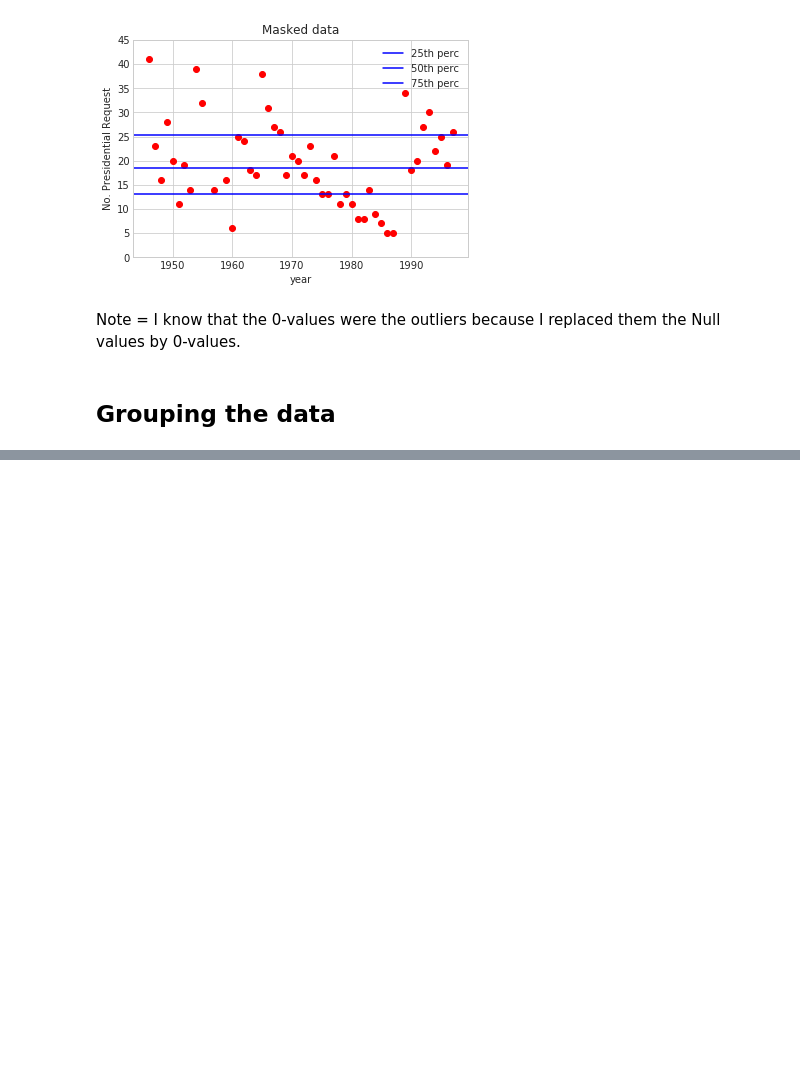
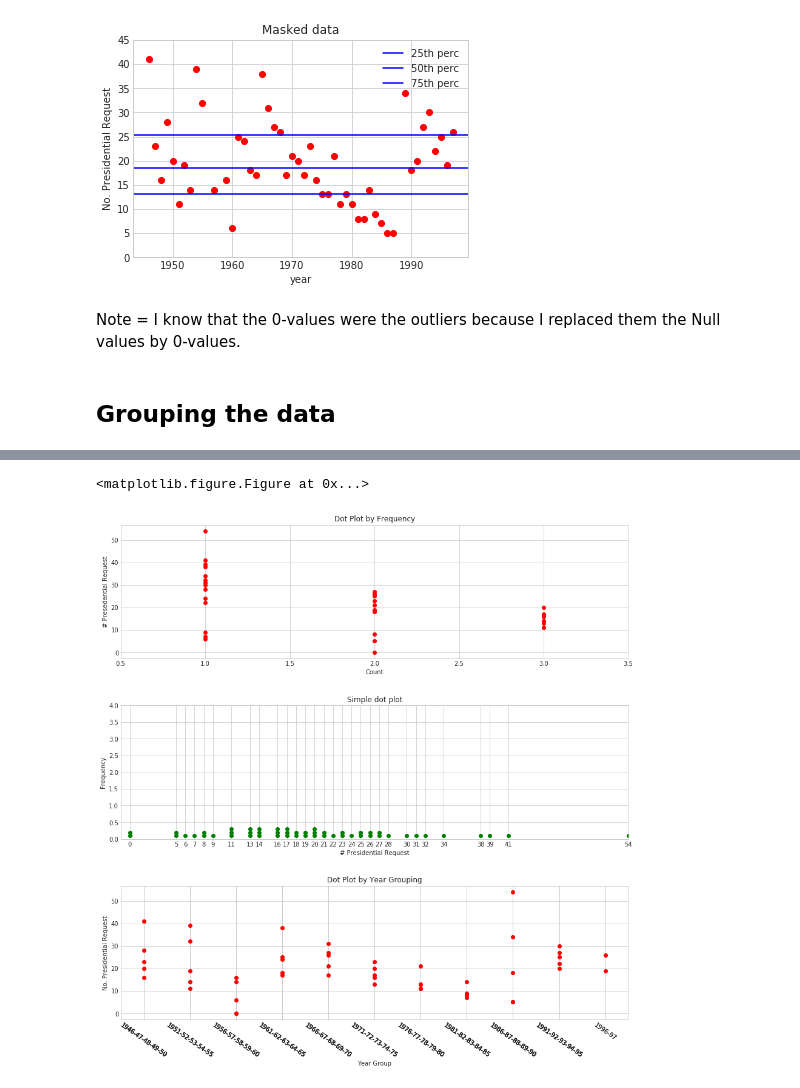
Before and after one commit to pedroortizortega/Presidential_request_USA, a Jupyter notebook: Presidential_request.ipynb, the cells around one changed output, grey strips where cells are left out. Saved outputs shown, nothing was run; the diff lists cells and outputs as text; code cells hidden in the pictures; blank space fills up the shorter version.

Commit message:
Plotting the grouping data

```diff
--- a/Presidential_request.ipynb
+++ b/Presidential_request.ipynb
@@ -158,6 +158,12 @@ from collections import OrderedDict
 from matplotlib.pylab import frange
 # %%
 # Select the data using frecuency
+x = fill_data.iloc[:, 1]
+y = fill_data.iloc[:, 2]
+
 x_freq = Counter(y)
+# Here, Counter conut the no. of each value of "y" y then is assignated to this y-value, is a dict
 x_ = np.array(list(x_freq.keys()))
 y_ = np.array(list(x_freq.values()))
+
+print(x_freq)
@@ -177,8 +185,9 @@ for i, xx in enumerate(x):
         x_group[tuple(keys)] = values
         keys = []
         values = []
-        group_count = 1
+        group_count = 0
 
     group_count+=1
 
 x_group[tuple(keys)] = values
+print(x_group)
@@ -204,0 +196,61 @@ Text(0,0.5,'Frequency')
+# %%
+################## Ploting the data as dot plot#######################
+plt.close()
+plt.figure()
+plt.subplots(figsize=(15,15))
+#############Ploting frequency
+plt.subplot(311)
+plt.title("Dot Plot by Frequency")
+plt.plot(y_ , x_ , 'ro')
+plt.xlabel('Count')
+plt.ylabel('# Presedential Request')
+### Setting min and max
+plt.xlim(min(y_)-0.5 , max(y_)+0.5)
+
+###############Ploting simple dot plot
+plt.subplot(312)
+plt.title("Simple dot plot")
+plt.xlabel('# Presidential Request')
+plt.ylabel('Frequency')
+
+# Prepaering the data for a simple dot plot and plotting
+for key, value in x_freq.items():
+    x__ = np.repeat(key, value)
+    y__ = frange(0.1, (value/10.0), 0.1)
+    try:
+        plt.plot(x__, y__, 'go')
+    except ValueError:
+        print(x__.shape, y__shape)
+    plt.ylim(0.0, 4)
+    plt.xlim(xmin = -1)
+plt.xticks(list(x_freq.keys()))
+
+
+#################Ploting Dot plot by Year groping
+plt.subplot(313)
+x_vals = []
+x_labels = []
+y_vals = []
+x_tick = 1
+for k,v in x_group.items():
+    for i in range(len(k)):
+        x_vals.append(x_tick)
+        x_label = '-'.join([str(kk) if not i else str(kk)[-2:] for i,kk in enumerate(k)])
+        x_labels.append(x_label)
+    y_vals.extend(list(v))
+    x_tick +=1
+
+plt.title("Dot Plot by Year Grouping")
+plt.xlabel('Year Group')
+plt.ylabel('No. Presidential Request')
+
+try:
+    plt.plot(x_vals, y_vals, 'ro')
+except ValueError:
+    print( len(x_vals), len(y_vals) )
+plt.xticks(list(x_vals), list(x_labels), rotation=-35)
+plt.subplots_adjust(hspace=0.35)
+plt.show()
+# %% [output]
+<matplotlib.figure.Figure at 0x...>
+[figure, added]
```
Also changed, not shown: parts of 3 cells of this notebook.
